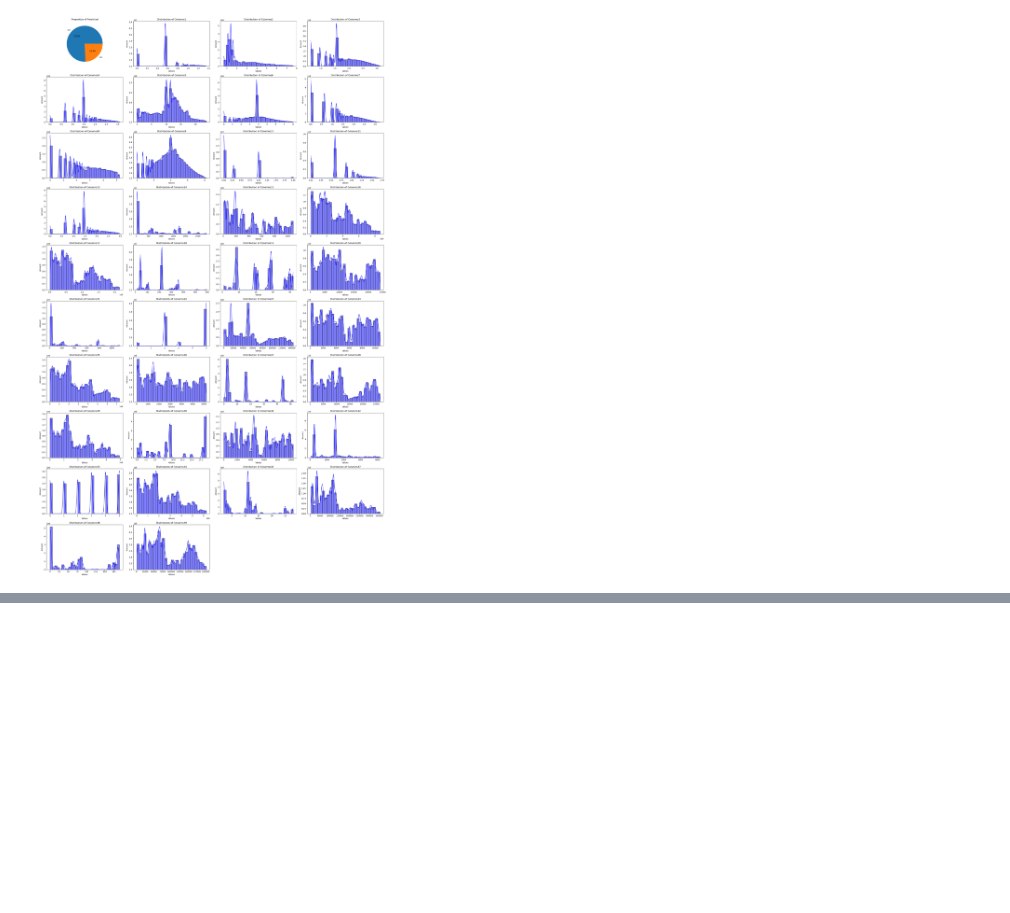
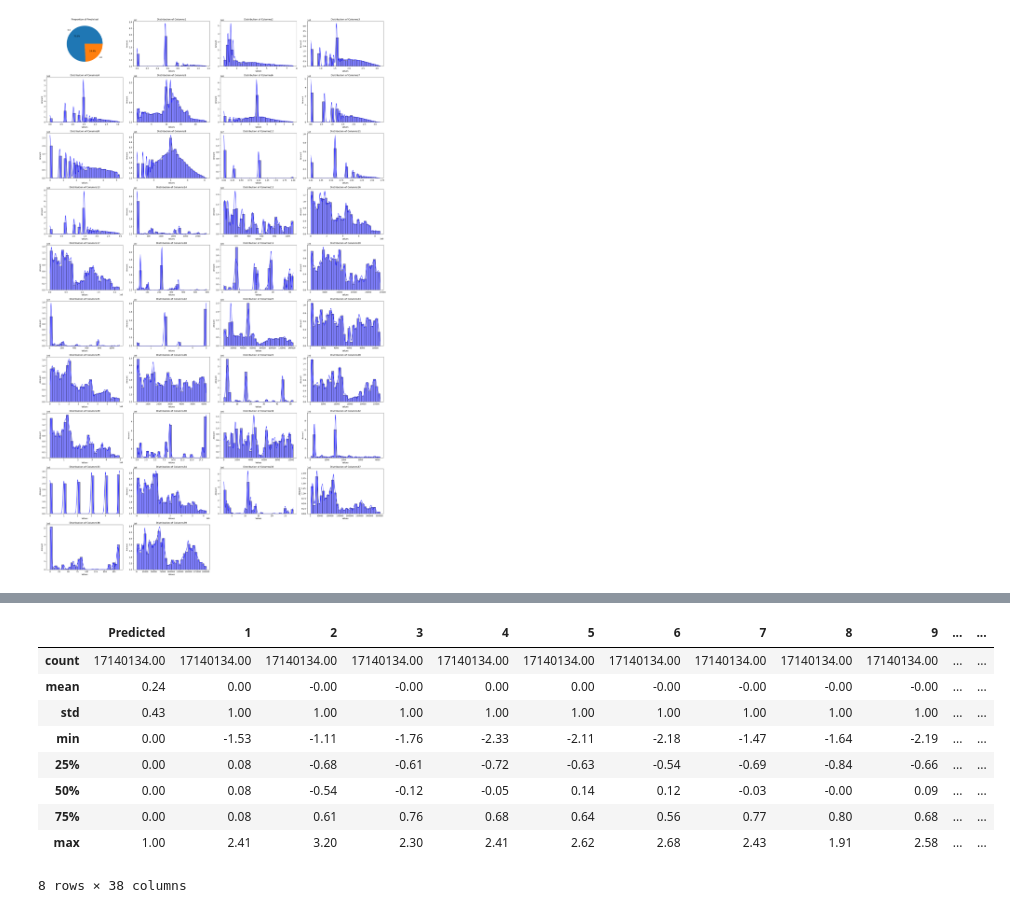
Before and after one commit to Porter-Tseng/CTR-Prediction, a Jupyter notebook: MergedChunk-Scaler-Feature.ipynb, the cells around one changed output, grey strips where cells are left out. Cells and saved outputs as stored; diff of their text form; code cells hidden in the pictures; blank space fills up the shorter version.

```diff
--- a/MergedChunk-Scaler-Feature.ipynb
+++ b/MergedChunk-Scaler-Feature.ipynb
@@ -74,0 +98,13 @@ ColumnsHist(train_df)
+# %%
+train_df.describe()
+# %% [output]
+|  | Predicted | 1 | 2 | 3 | 4 | 5 | 6 | 7 | 8 | 9 | ... | ... |
+| count | 17140134.00 | 17140134.00 | 17140134.00 | 17140134.00 | 17140134.00 | 17140134.00 | 17140134.00 | 17140134.00 | 17140134.00 | 17140134.00 | ... | ... |
+| mean | 0.24 | 0.00 | -0.00 | -0.00 | 0.00 | 0.00 | -0.00 | -0.00 | -0.00 | -0.00 | ... | ... |
+| std | 0.43 | 1.00 | 1.00 | 1.00 | 1.00 | 1.00 | 1.00 | 1.00 | 1.00 | 1.00 | ... | ... |
+| min | 0.00 | -1.53 | -1.11 | -1.76 | -2.33 | -2.11 | -2.18 | -1.47 | -1.64 | -2.19 | ... | ... |
+| 25% | 0.00 | 0.08 | -0.68 | -0.61 | -0.72 | -0.63 | -0.54 | -0.69 | -0.84 | -0.66 | ... | ... |
+| 50% | 0.00 | 0.08 | -0.54 | -0.12 | -0.05 | 0.14 | 0.12 | -0.03 | -0.00 | 0.09 | ... | ... |
+| 75% | 0.00 | 0.08 | 0.61 | 0.76 | 0.68 | 0.64 | 0.56 | 0.77 | 0.80 | 0.68 | ... | ... |
+| max | 1.00 | 2.41 | 3.20 | 2.30 | 2.41 | 2.62 | 2.68 | 2.43 | 1.91 | 2.58 | ... | ... |
+8 rows × 38 columns
```
Also changed, not shown: parts of 10 cells of this notebook, 2 other files.
